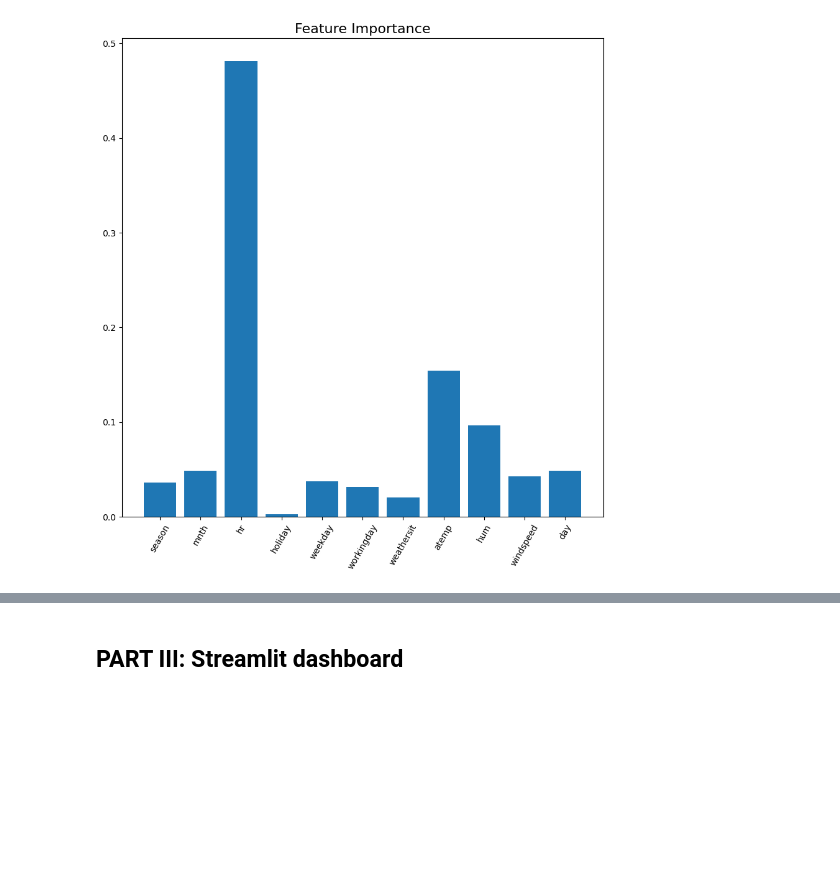
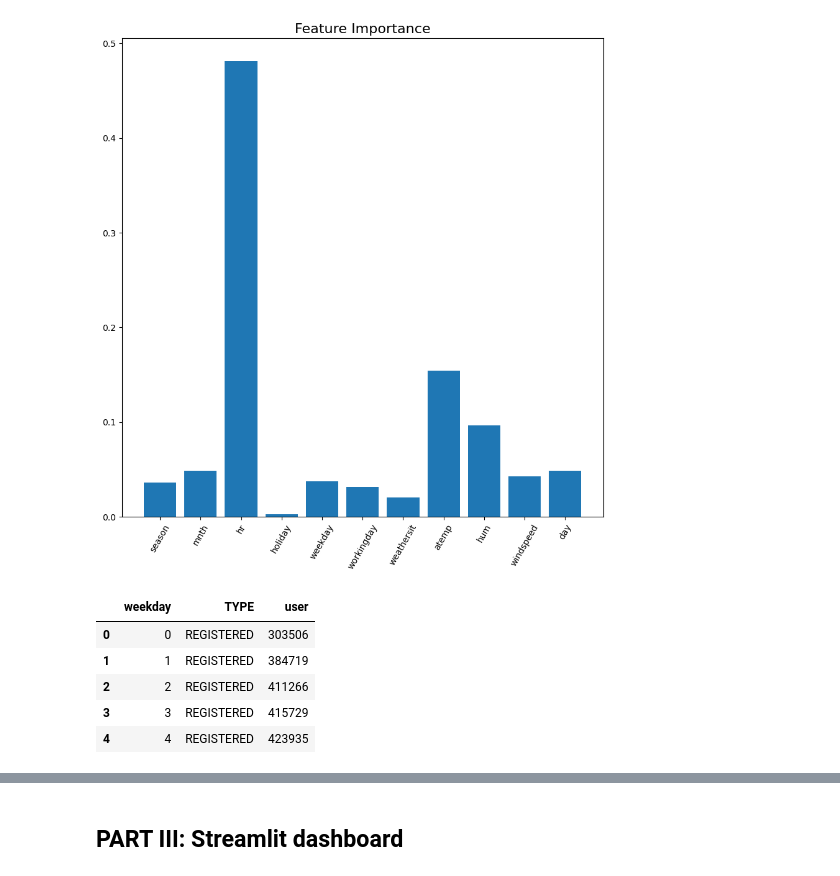
Before and after one commit to badek23/BikeRentalPredictions, a Jupyter notebook: EDA and Model Creation.ipynb, the cells around one changed output, grey strips where cells are left out. Saved outputs shown, nothing was run; the diff lists cells and outputs as text; code cells hidden in the pictures; blank space fills up the shorter version.

```diff
--- a/EDA and Model Creation.ipynb
+++ b/EDA and Model Creation.ipynb
@@ -246,3 +244,16 @@ plt.show()
 [figure]
 # %%
 # Comment what the feature importance tells us about how to predict !
+# %%
+week_reg = data.groupby('weekday')[['registered']].sum().reset_index()
+week_reg['TYPE'] = 'REGISTERED'
+week_reg['user'] = week_reg['registered']
+week_reg = week_reg.drop('registered',axis=1)
+week_reg.head()
+# %% [output]
+|  | weekday | TYPE | user |
+| 0 | 0 | REGISTERED | 303506 |
+| 1 | 1 | REGISTERED | 384719 |
+| 2 | 2 | REGISTERED | 411266 |
+| 3 | 3 | REGISTERED | 415729 |
+| 4 | 4 | REGISTERED | 423935 |
```
Also changed, not shown: parts of 9 cells of this notebook, 2 other files.
